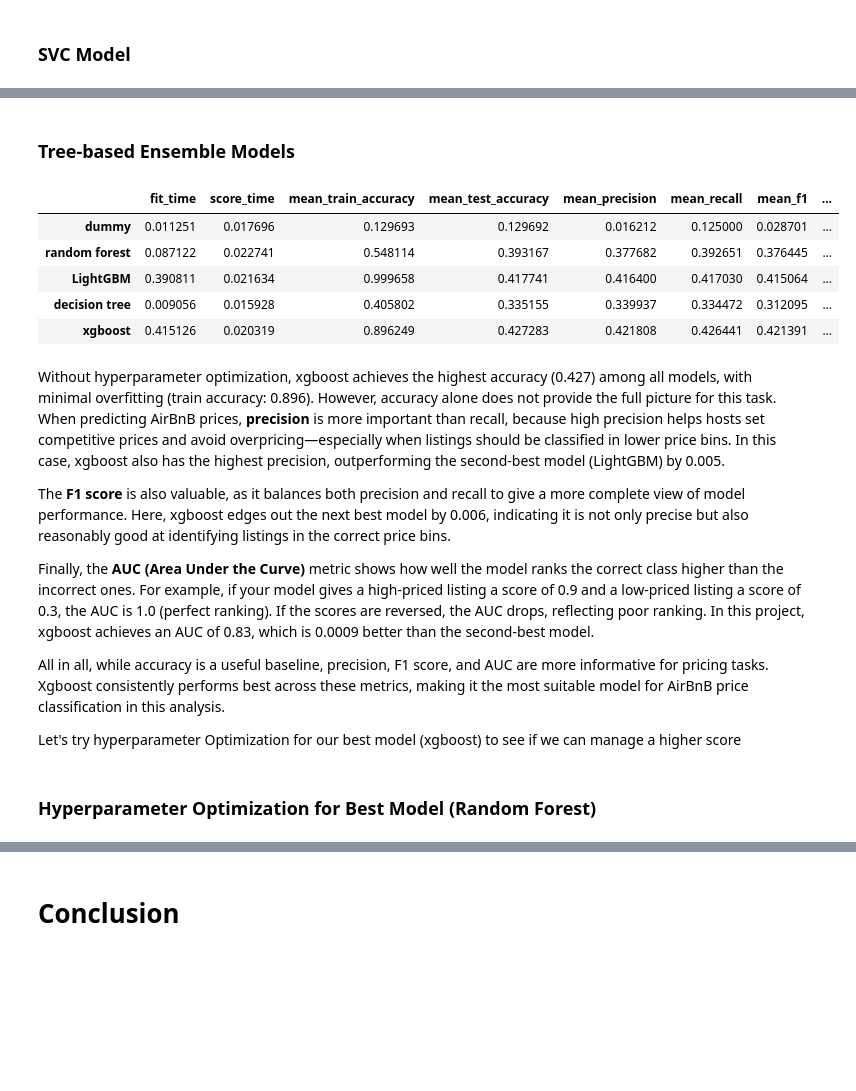
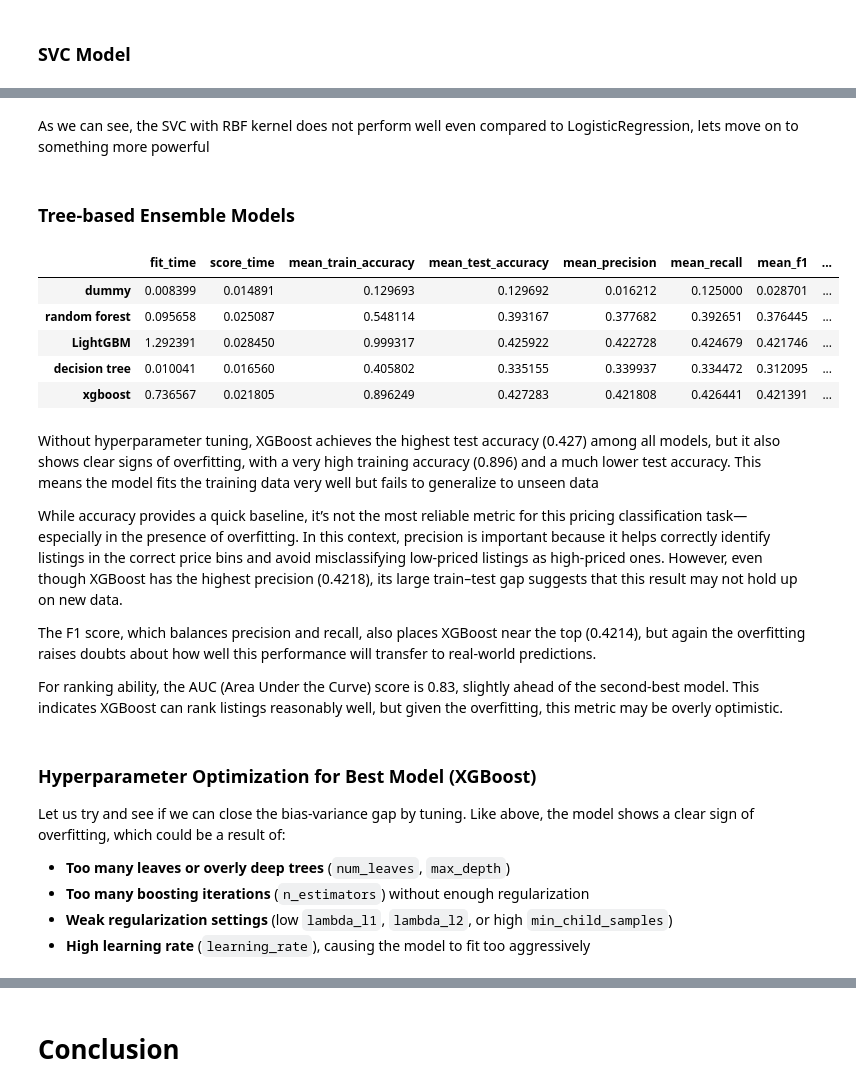
Before and after one commit to MengenL-ds/Predicting-and-Optimizing-Pricing-Strategies-for-New-York-AirBnB-Rental-Properties, a Jupyter notebook: models.ipynb, the cells around one changed output, grey strips where cells are left out. Cells and saved outputs as stored; diff of their text form; code cells hidden in the pictures; blank space fills up the shorter version.

```diff
--- a/models.ipynb
+++ b/models.ipynb
@@ -182,19 +158,0 @@ for name, model in regressors_with_rfecv.items():
-# %%
-rfecv_summary = {}
-rfecv_scores = {}
-
-for name, model in REFCV_results.items():
-    selector = model.named_steps['rfecv']  # Extract RFECV step
-
-    rfecv_scores[name] = {
-        "mean_test_score": np.mean(selector.cv_results_["mean_test_score"]),
-        "std_test_score": np.mean(selector.cv_results_["std_test_score"]),
-    }
-
-    rfecv_summary[name] = {
-        "Optimal Features": selector.n_features_,
-    }
-
-df_rfecv = pd.DataFrame(rfecv_summary).T
-df_rfecv_scores = pd.DataFrame(rfecv_scores)
-df_rfecv
@@ -225,11 +175,11 @@ df_summary[["mean_test_score", "std_test_score"]].T
 # %%
 param_random_lightGB = {
-    "lgbmregressor__n_estimators": np.arange(100, 600, 50),  # Number of boosting rounds
-    "lgbmregressor__learning_rate": np.logspace(-3, -1, 5), # Step size
-    "lgbmregressor__max_depth": np.arange(3, 10, 2), # Tree depth
-    "lgbmregressor__num_leaves": np.arange(10, 50, 10)  # Number of leaves
+    "lgbmregressor__n_estimators": np.arange(50, 250, 50),  # Number of boosting rounds
+    "lgbmregressor__learning_rate": np.logspace(-4, -1, 5), # Step size
+    "lgbmregressor__max_depth": np.arange(1, 5, 2), # Tree depth
+    "lgbmregressor__num_leaves": np.arange(5, 10, 2)  # Number of leaves
 }
 
-rs_lightGBM = RandomizedSearchCV(pipe_lgbm, param_random_lightGB,  n_iter=100, cv=4, n_jobs=1, random_state=123)
+rs_lightGBM = RandomizedSearchCV(pipe_lgbm, param_random_lightGB,  n_iter=100, cv=4, n_jobs=1, random_state=123, return_train_score=True, verbose=1)
 rs_lightGBM.fit(X_train, y_train_log)
 # %% [output]
@@ -430,9 +461,9 @@ Please also refer to the documentation for alternative solver options:
 Here, both the train and test scores are low, which suggests that the logistic regression model is underfitting. To address this, I relaxed the regularization by testing much larger values of C and also increased the max_iter parameter to help the model converge.
 # %%
 param_grid = {
-    "logisticregression__C": [10, 100, 1000, 10000, 100000, 1000000, 10000000, 100000000, 1000000000, 10000000000]
+    "logisticregression__C": [.001, 0.01, .1, 1, 10, 100, 1000, 10000, 100000, 1000000]
 }
-gs = GridSearchCV(pipe_logistic_regression, param_grid = param_grid, n_jobs=1, return_train_score=True)
+gs = GridSearchCV(pipe_logistic_regression, param_grid = param_grid, n_jobs=-1, return_train_score=True)
 gs.fit(X_train, y_train_bin)
 results = pd.DataFrame(gs.cv_results_)
 results_summary = results[["param_logisticregression__C", "mean_test_score", "std_test_score", "mean_train_score", "std_train_score"]]
@@ -486,14 +517,9 @@ cv_svc_score
+# %% [markdown]
+As we can see, the SVC with RBF kernel does not perform well even compared to LogisticRegression, lets move on to something more powerful
 # %% [markdown]
 ### Tree-based Ensemble Models
 # %%
 ### Tree-based Ensemble Models
-from sklearn.ensemble import RandomForestClassifier
-from sklearn.linear_model import RidgeClassifier
-from sklearn.model_selection import StratifiedKFold
-from sklearn.tree import DecisionTreeClassifier
-from xgboost import XGBClassifier
-
-
 pipe_rfc = make_pipeline(
     preprocessing_pipeline,
     RandomForestClassifier(
@@ -505,7 +531,7 @@ pipe_rfc = make_pipeline(
     )
 )
 
-pipe_lgbmc = make_pipeline(preprocessing_pipeline, XGBClassifier(random_state=123))
+pipe_lgbmc = make_pipeline(preprocessing_pipeline, LGBMClassifier(random_state=123))
 
 pipe_dtrc = make_pipeline(
     preprocessing_pipeline,
@@ -545,50 +571,55 @@ classifiers = {
 # Use multiple scorers
 scoring = ['accuracy', 'precision_macro', 'recall_macro', 'f1_macro', 'roc_auc_ovr']
 
 summary_results = {}
 
 for name, model in classifiers.items():
     cv_result = cross_validate(
         model,
         X_train,
         y_train_bin,
         scoring=scoring,
         cv=StratifiedKFold(n_splits=3, shuffle=True, random_state=123),
         return_train_score=True
     )
 
     summary_results[name] = {
         "fit_time": np.mean(cv_result["fit_time"]),
         "score_time": np.mean(cv_result["score_time"]),
         "mean_train_accuracy": np.mean(cv_result["train_accuracy"]),
         "mean_test_accuracy": np.mean(cv_result["test_accuracy"]),
         "mean_precision": np.mean(cv_result["test_precision_macro"]),
         "mean_recall": np.mean(cv_result["test_recall_macro"]),
         "mean_f1": np.mean(cv_result["test_f1_macro"]),
         "mean_auc": np.mean(cv_result["test_roc_auc_ovr"]),
     }
 
 df_summary = pd.DataFrame(summary_results).T
 df_summary
 # %% [output]
 |  | fit_time | score_time | mean_train_accuracy | mean_test_accuracy | mean_precision | mean_recall | mean_f1 | ... |
-| dummy | 0.011251 | 0.017696 | 0.129693 | 0.129692 | 0.016212 | 0.125000 | 0.028701 | ... |
-| random forest | 0.087122 | 0.022741 | 0.548114 | 0.393167 | 0.377682 | 0.392651 | 0.376445 | ... |
-| LightGBM | 0.390811 | 0.021634 | 0.999658 | 0.417741 | 0.416400 | 0.417030 | 0.415064 | ... |
-| decision tree | 0.009056 | 0.015928 | 0.405802 | 0.335155 | 0.339937 | 0.334472 | 0.312095 | ... |
-| xgboost | 0.415126 | 0.020319 | 0.896249 | 0.427283 | 0.421808 | 0.426441 | 0.421391 | ... |
+| dummy | 0.008399 | 0.014891 | 0.129693 | 0.129692 | 0.016212 | 0.125000 | 0.028701 | ... |
+| random forest | 0.095658 | 0.025087 | 0.548114 | 0.393167 | 0.377682 | 0.392651 | 0.376445 | ... |
+| LightGBM | 1.292391 | 0.028450 | 0.999317 | 0.425922 | 0.422728 | 0.424679 | 0.421746 | ... |
+| decision tree | 0.010041 | 0.016560 | 0.405802 | 0.335155 | 0.339937 | 0.334472 | 0.312095 | ... |
+| xgboost | 0.736567 | 0.021805 | 0.896249 | 0.427283 | 0.421808 | 0.426441 | 0.421391 | ... |
 # %% [markdown]
-Without hyperparameter optimization, xgboost achieves the highest accuracy (0.427) among all models, with minimal overfitting (train accuracy: 0.896). However, accuracy alone does not provide the full picture for this task. When predicting AirBnB prices, **precision** is more important than recall, because high precision helps hosts set competitive prices and avoid overpricing—especially when listings should be classified in lower price bins. In this case, xgboost also has the highest precision, outperforming the second-best model (LightGBM) by 0.005.
+Without hyperparameter tuning, XGBoost achieves the highest test accuracy (0.427) among all models, but it also shows clear signs of overfitting, with a very high training accuracy (0.896) and a much lower test accuracy. This means the model fits the training data very well but fails to generalize to unseen data
 
-The **F1 score** is also valuable, as it balances both precision and recall to give a more complete view of model performance. Here, xgboost edges out the next best model by 0.006, indicating it is not only precise but also reasonably good at identifying listings in the correct price bins.
+While accuracy provides a quick baseline, it’s not the most reliable metric for this pricing classification task—especially in the presence of overfitting. In this context, precision is important because it helps correctly identify listings in the correct price bins and avoid misclassifying low-priced listings as high-priced ones. However, even though XGBoost has the highest precision (0.4218), its large train–test gap suggests that this result may not hold up on new data.
 
-Finally, the **AUC (Area Under the Curve)** metric shows how well the model ranks the correct class higher than the incorrect ones. For example, if your model gives a high-priced listing a score of 0.9 and a low-priced listing a score of 0.3, the AUC is 1.0 (perfect ranking). If the scores are reversed, the AUC drops, reflecting poor ranking. In this project, xgboost achieves an AUC of 0.83, which is 0.0009 better than the second-best model.
+The F1 score, which balances precision and recall, also places XGBoost near the top (0.4214), but again the overfitting raises doubts about how well this performance will transfer to real-world predictions.
 
-All in all, while accuracy is a useful baseline, precision, F1 score, and AUC are more informative for pricing tasks. Xgboost consistently performs best across these metrics, making it the most suitable model for AirBnB price classification in this analysis.
-
-Let's try hyperparameter Optimization for our best model (xgboost) to see if we can manage a higher score
+For ranking ability, the AUC (Area Under the Curve) score is 0.83, slightly ahead of the second-best model. This indicates XGBoost can rank listings reasonably well, but given the overfitting, this metric may be overly optimistic.
 # %% [markdown]
-### Hyperparameter Optimization for Best Model (Random Forest)
+### Hyperparameter Optimization for Best Model (XGBoost)
+
+Let us try and see if we can close the bias-variance gap by tuning. Like above, the model shows a clear sign of overfitting, which could be a result of:
+
+- **Too many leaves or overly deep trees** (`num_leaves`, `max_depth`)
+- **Too many boosting iterations** (`n_estimators`) without enough regularization
+- **Weak regularization settings** (low `lambda_l1`, `lambda_l2`, or high `min_child_samples`)
+- **High learning rate** (`learning_rate`), causing the model to fit too aggressively
 # %%
 # Hyperparameter space for XGBoost
 param_random_xgb = {
```
Also changed, not shown: parts of 38 cells of this notebook, 5 other files.
